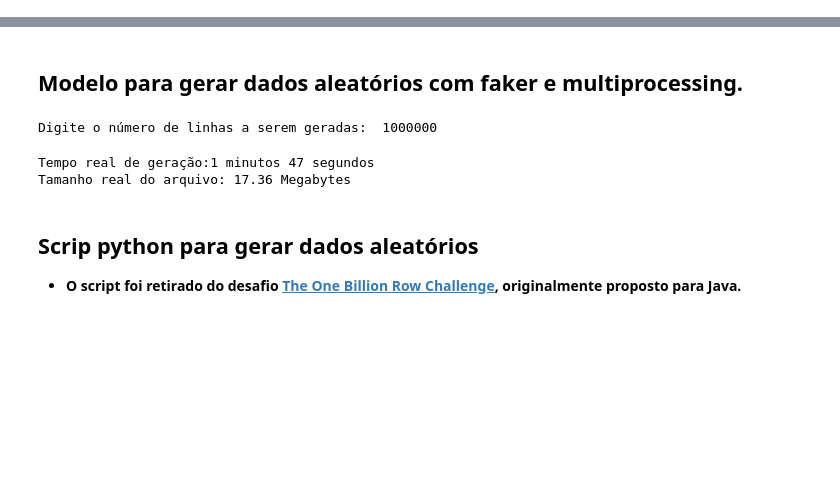
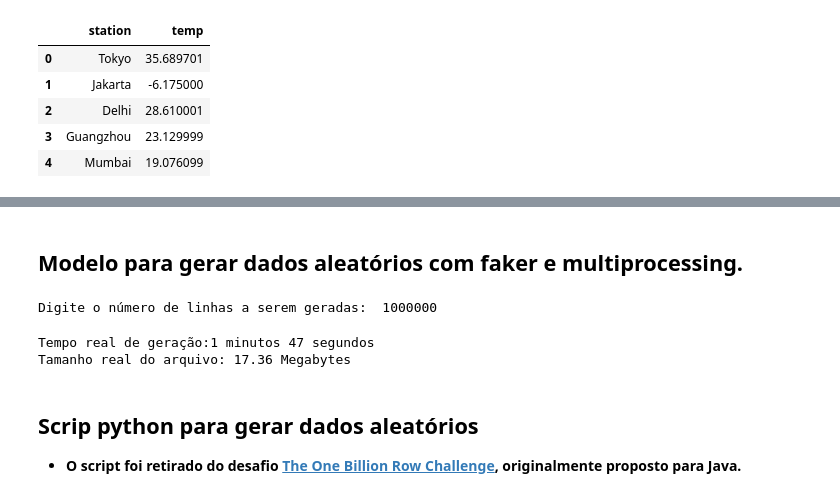
Before and after one commit to Jcnok/bootcamp-jornada-de-dados_2024, a Jupyter notebook: aula_05/aula_05.ipynb, the cells around one changed output, grey strips where cells are left out. Saved outputs shown, nothing was run; the diff lists cells and outputs as text; code cells hidden in the pictures; blank space fills up the shorter version.

```diff
--- a/aula_05/aula_05.ipynb
+++ b/aula_05/aula_05.ipynb
@@ -77,0 +244,6 @@ Tamanho real do arquivo: 17.36 Megabytes
+# %%
+import pandas as pd
+df = pd.read_csv('data/weather_stations.csv',
+                 sep=';', header=None,
+                 names=['station', 'temp'],
+                 skiprows=2,dtype={'station':'str','temp':'float32'})
@@ -77,0 +266,9 @@ Tamanho real do arquivo: 17.36 Megabytes
+# %%
+df.head()
+# %% [output]
+|  | station | temp |
+| 0 | Tokyo | 35.689701 |
+| 1 | Jakarta | -6.175000 |
+| 2 | Delhi | 28.610001 |
+| 3 | Guangzhou | 23.129999 |
+| 4 | Mumbai | 19.076099 |
```
Also changed, not shown: parts of 31 cells of this notebook, 5 other files.
